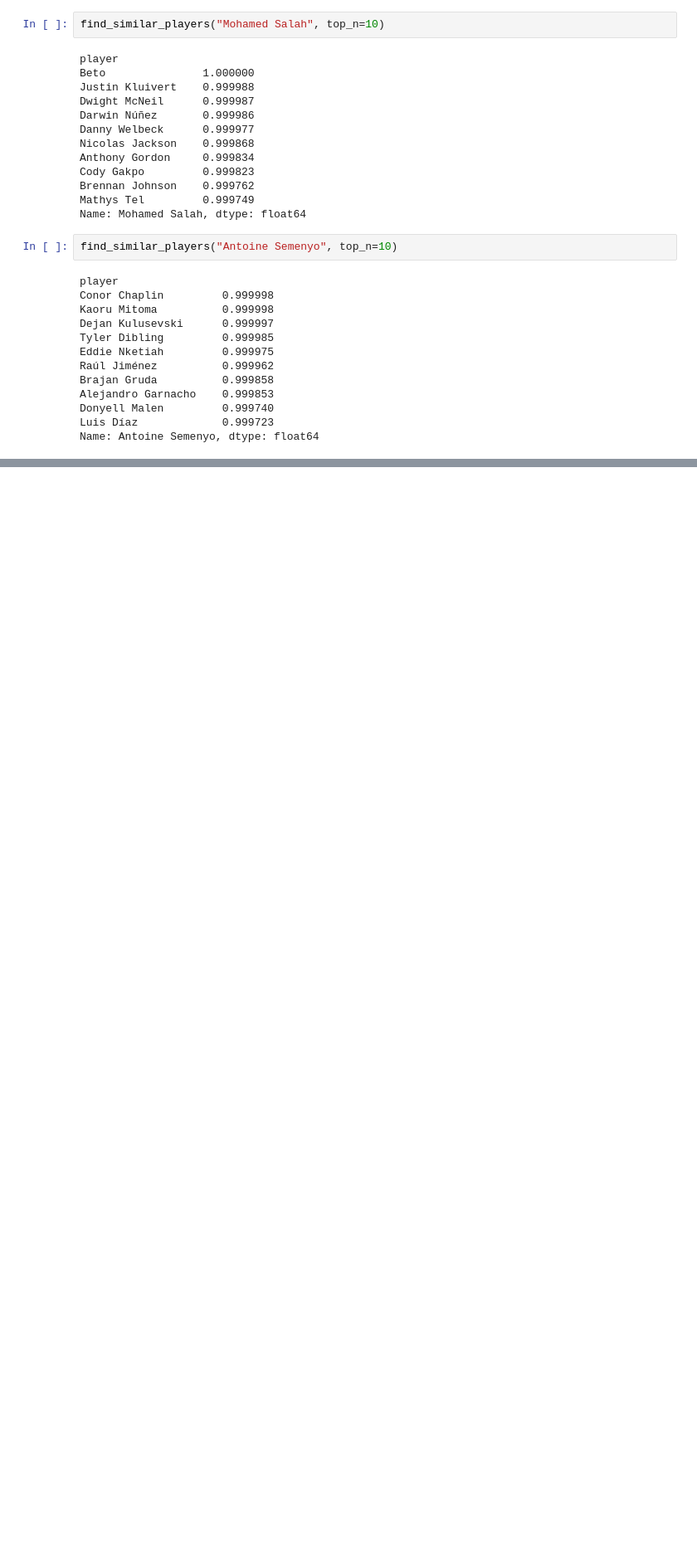
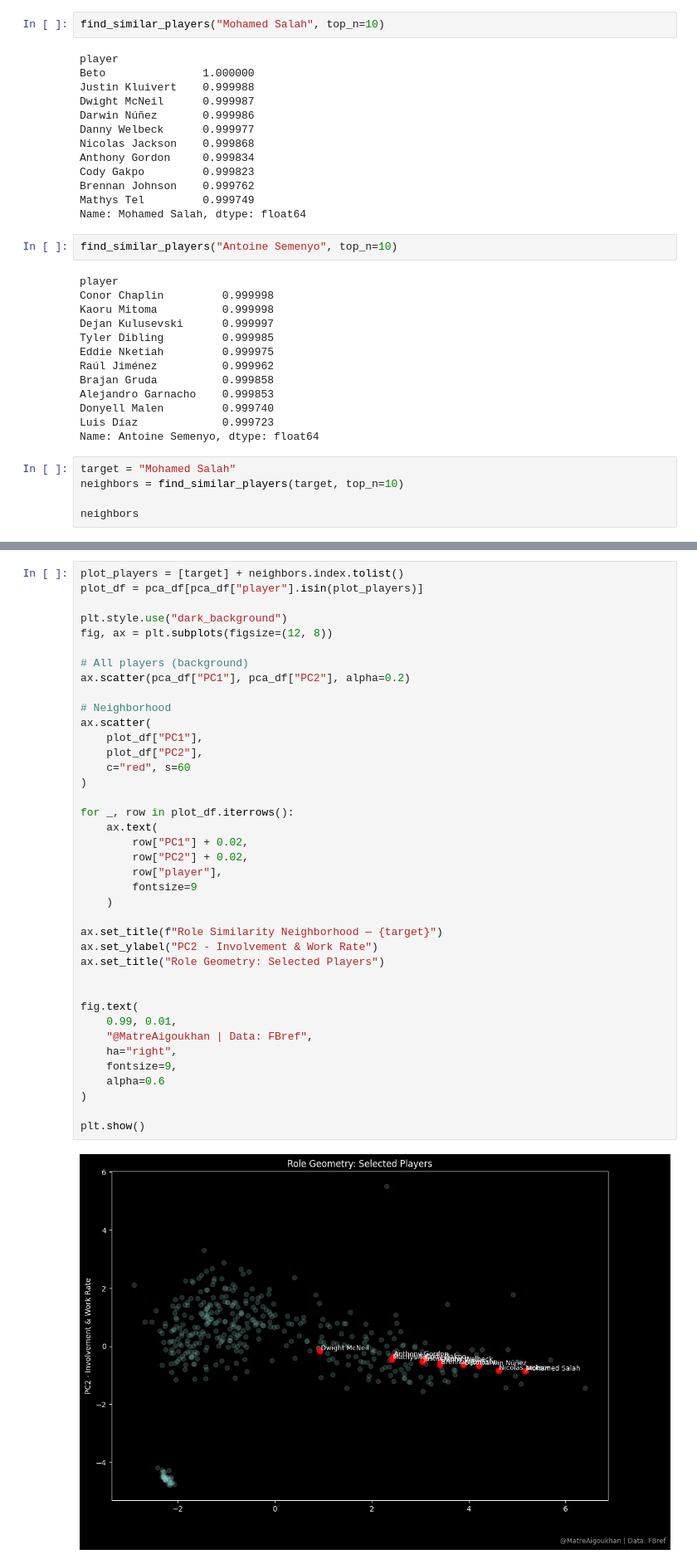
Before and after one commit to Matre5/player-role-profiler, a Jupyter notebook: notebooks/01_player_role_geometry.ipynb, the cells around one changed output, grey strips where cells are left out. Shown at 83% size. Drawn from its saved outputs; the diff is of its cells as text; blank space fills up the shorter version.

Commit message:
similarity visuals

```diff
--- a/notebooks/01_player_role_geometry.ipynb
+++ b/notebooks/01_player_role_geometry.ipynb
@@ -563,3 +563,8 @@ Alejandro Garnacho    0.999853
 Donyell Malen         0.999740
 Luis Díaz             0.999723
 Name: Antoine Semenyo, dtype: float64
+# %%
+target = "Mohamed Salah"
+neighbors = find_similar_players(target, top_n=10)
+
+neighbors
@@ -565,0 +584,41 @@ Name: Antoine Semenyo, dtype: float64
+# %%
+plot_players = [target] + neighbors.index.tolist()
+plot_df = pca_df[pca_df["player"].isin(plot_players)]
+
+plt.style.use("dark_background")
+fig, ax = plt.subplots(figsize=(12, 8))
+
+# All players (background)
+ax.scatter(pca_df["PC1"], pca_df["PC2"], alpha=0.2)
+
+# Neighborhood
+ax.scatter(
+    plot_df["PC1"],
+    plot_df["PC2"],
+    c="red", s=60
+)
+
+for _, row in plot_df.iterrows():
+    ax.text(
+        row["PC1"] + 0.02,
+        row["PC2"] + 0.02,
+        row["player"],
+        fontsize=9
+    )
+
+ax.set_title(f"Role Similarity Neighborhood — {target}")
+ax.set_ylabel("PC2 - Involvement & Work Rate")
+ax.set_title("Role Geometry: Selected Players")
+
+
+fig.text(
+    0.99, 0.01,
+    "@MatreAigoukhan | Data: FBref",
+    ha="right",
+    fontsize=9,
+    alpha=0.6
+)
+
+plt.show()
+# %% [output]
+[figure, added]
```
Also changed, not shown: parts of 6 cells of this notebook, 1 other file.
